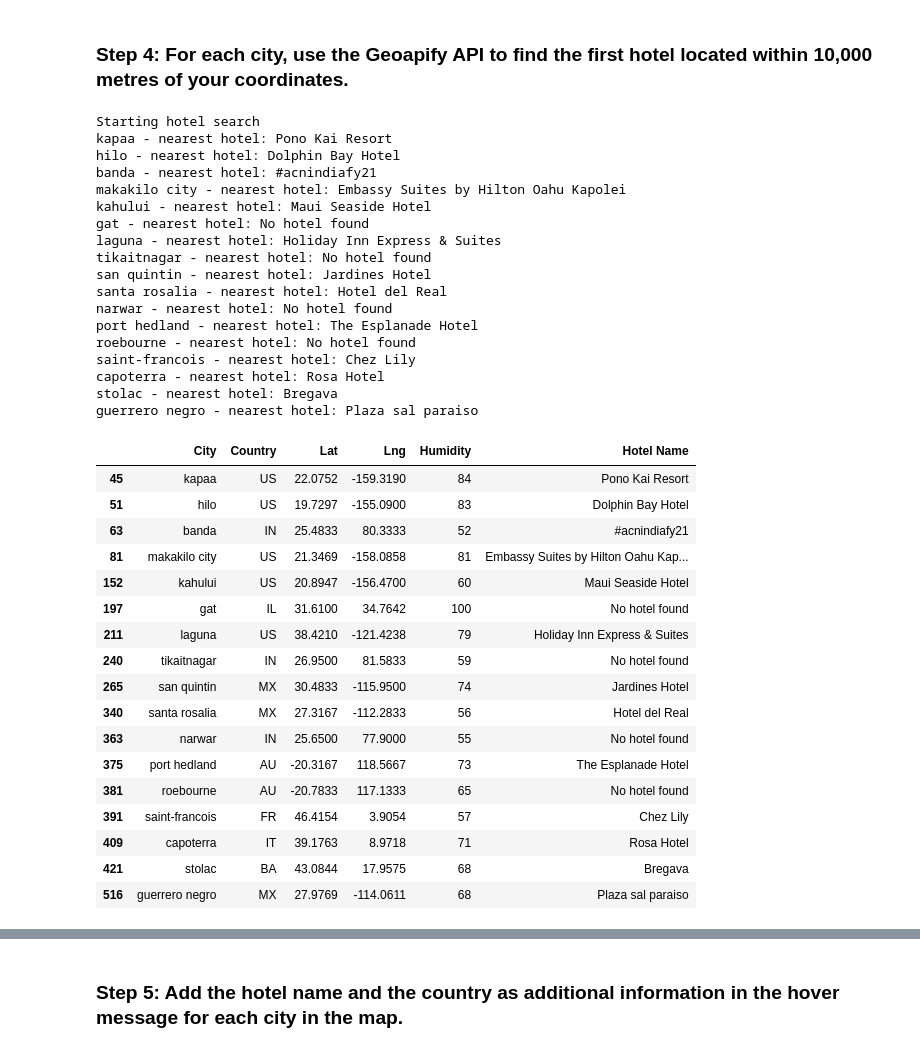
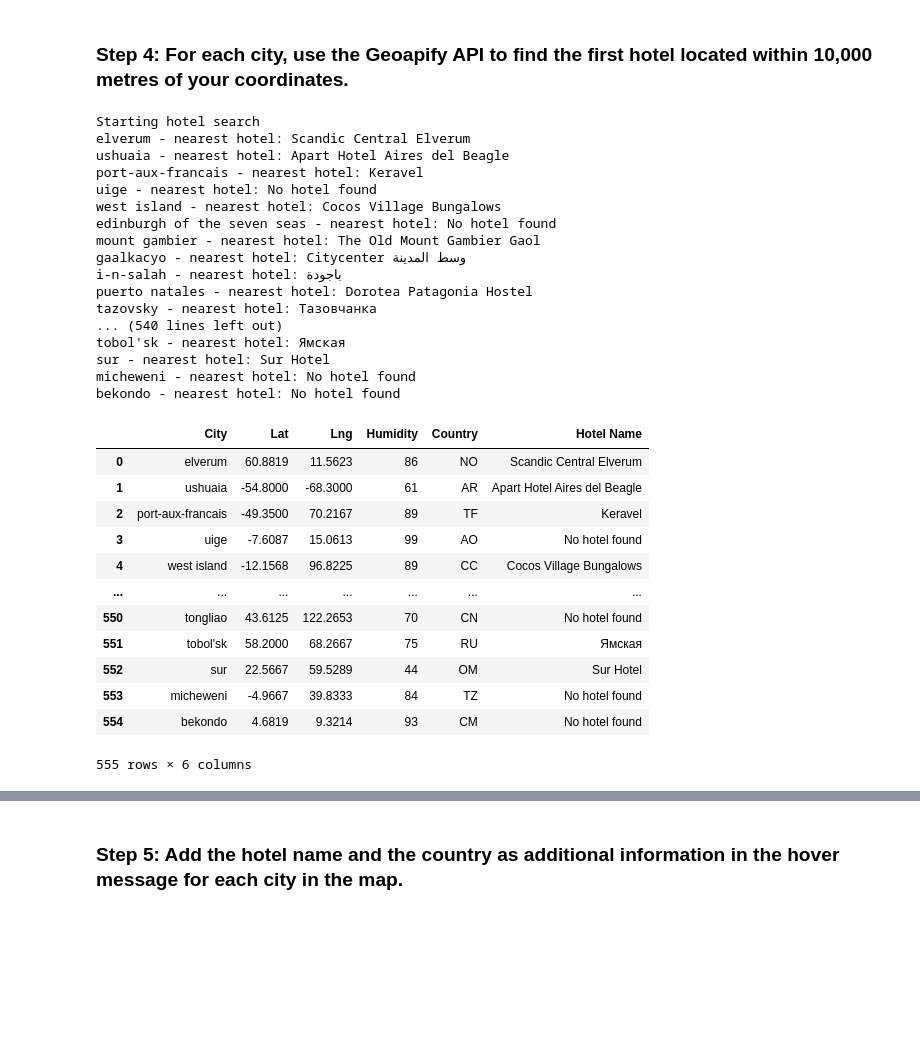
Before and after one commit to eaccooper5/python-api-challenge, a Jupyter notebook: WeatherPy/VacationPy.ipynb, the cells around one changed output, grey strips where cells are left out. Drawn from its saved outputs; the diff is of its cells as text; code cells hidden in the pictures; blank space fills up the shorter version.

```diff
--- a/WeatherPy/VacationPy.ipynb
+++ b/WeatherPy/VacationPy.ipynb
@@ -81,7 +81,7 @@ ideal_weather_df
 hotel_df = city_data_df.drop(columns=['City_ID', 'Max Temp','Cloudiness', 'Wind Speed', 'Date'])
 
 # Add an empty column, "Hotel Name," to the DataFrame so you can store the hotel found using the Geoapify API
-hotel_df['Hotel Names'] = ''
+hotel_df['Hotel Name'] = ''
 
 # Display sample data
 hotel_df
@@ -166,10 +103,12 @@ KeyboardInterrupt:
 ### Step 4: For each city, use the Geoapify API to find the first hotel located within 10,000 metres of your coordinates.
 # %%
 # Set parameters to search for a hotel
-radius = 10000
-limit = 20
+radius=10000
+limit=20
+categories = "accommodation.hotel"
 params = {
     "limit": limit,
+    "categories": categories,
     "apiKey": geoapify_key
 }
 
@@ -179,69 +118,63 @@ print("Starting hotel search")
 # Iterate through the hotel_df DataFrame
 for index, row in hotel_df.iterrows():
     # get latitude, longitude from the DataFrame
     latitude = row['Lat']
     longitude = row['Lng']
 
     # Add filter and bias parameters with the current city's latitude and longitude to the params dictionary
     params["filter"] = f"circle:{longitude},{latitude},{radius}"
     params["bias"] = f"proximity:{longitude},{latitude}"
 
     # Set base URL
-    base_url = "https://api.geoapify.com/v2/places" + geoapify_key
+    base_url = "https://api.geoapify.com/v2/places"
 
 
-    # Make and API request using the params dictionaty
-    name_address = f"{base_url}appid={geoapify_key}&units"
+    # Make and API request using the params dictionary
+    name_address = requests.get(base_url, params=params)
 
     # Convert the API response to JSON format
-    name_address = requests.get(name_address).json()
+    name_address = name_address.json()
 
     # Grab the first hotel from the results and store the name in the hotel_df DataFrame
     try:
         hotel_df.loc[index, "Hotel Name"] = name_address["features"][0]["properties"]["name"]
     except (KeyError, IndexError):
         # If no hotel is found, set the hotel name as "No hotel found".
         hotel_df.loc[index, "Hotel Name"] = "No hotel found"
 
     # Log the search results
     print(f"{hotel_df.loc[index, 'City']} - nearest hotel: {hotel_df.loc[index, 'Hotel Name']}")
 
 # Display sample data
 hotel_df
 # %% [output]
 Starting hotel search
-kapaa - nearest hotel: Pono Kai Resort
-hilo - nearest hotel: Dolphin Bay Hotel
-banda - nearest hotel: #acnindiafy21
-makakilo city - nearest hotel: Embassy Suites by Hilton Oahu Kapolei
-kahului - nearest hotel: Maui Seaside Hotel
-gat - nearest hotel: No hotel found
-laguna - nearest hotel: Holiday Inn Express & Suites
-tikaitnagar - nearest hotel: No hotel found
-san quintin - nearest hotel: Jardines Hotel
-santa rosalia - nearest hotel: Hotel del Real
-narwar - nearest hotel: No hotel found
-port hedland - nearest hotel: The Esplanade Hotel
-roebourne - nearest hotel: No hotel found
-saint-francois - nearest hotel: Chez Lily
-capoterra - nearest hotel: Rosa Hotel
-stolac - nearest hotel: Bregava
-guerrero negro - nearest hotel: Plaza sal paraiso
+elverum - nearest hotel: Scandic Central Elverum
+ushuaia - nearest hotel: Apart Hotel Aires del Beagle
+port-aux-francais - nearest hotel: Keravel
+uige - nearest hotel: No hotel found
+west island - nearest hotel: Cocos Village Bungalows
+edinburgh of the seven seas - nearest hotel: No hotel found
+mount gambier - nearest hotel: The Old Mount Gambier Gaol
+gaalkacyo - nearest hotel: Citycenter وسط المدينة
+i-n-salah - nearest hotel: باجودة
+puerto natales - nearest hotel: Dorotea Patagonia Hostel
+tazovsky - nearest hotel: Тазовчанка
+... (540 lines left out)
+tobol'sk - nearest hotel: Ямская
+sur - nearest hotel: Sur Hotel
+micheweni - nearest hotel: No hotel found
+bekondo - nearest hotel: No hotel found
-|  | City | Country | Lat | Lng | Humidity | Hotel Name |
-| 45 | kapaa | US | 22.0752 | -159.3190 | 84 | Pono Kai Resort |
-| 51 | hilo | US | 19.7297 | -155.0900 | 83 | Dolphin Bay Hotel |
-| 63 | banda | IN | 25.4833 | 80.3333 | 52 | #acnindiafy21 |
-| 81 | makakilo city | US | 21.3469 | -158.0858 | 81 | Embassy Suites by Hilton Oahu Kap... |
-| 152 | kahului | US | 20.8947 | -156.4700 | 60 | Maui Seaside Hotel |
-| 197 | gat | IL | 31.6100 | 34.7642 | 100 | No hotel found |
-| 211 | laguna | US | 38.4210 | -121.4238 | 79 | Holiday Inn Express & Suites |
-| 240 | tikaitnagar | IN | 26.9500 | 81.5833 | 59 | No hotel found |
-| 265 | san quintin | MX | 30.4833 | -115.9500 | 74 | Jardines Hotel |
-| 340 | santa rosalia | MX | 27.3167 | -112.2833 | 56 | Hotel del Real |
-| 363 | narwar | IN | 25.6500 | 77.9000 | 55 | No hotel found |
-| 375 | port hedland | AU | -20.3167 | 118.5667 | 73 | The Esplanade Hotel |
-| 381 | roebourne | AU | -20.7833 | 117.1333 | 65 | No hotel found |
-| 391 | saint-francois | FR | 46.4154 | 3.9054 | 57 | Chez Lily |
-| 409 | capoterra | IT | 39.1763 | 8.9718 | 71 | Rosa Hotel |
-| 421 | stolac | BA | 43.0844 | 17.9575 | 68 | Bregava |
-| 516 | guerrero negro | MX | 27.9769 | -114.0611 | 68 | Plaza sal paraiso |
+|  | City | Lat | Lng | Humidity | Country | Hotel Name |
+| 0 | elverum | 60.8819 | 11.5623 | 86 | NO | Scandic Central Elverum |
+| 1 | ushuaia | -54.8000 | -68.3000 | 61 | AR | Apart Hotel Aires del Beagle |
+| 2 | port-aux-francais | -49.3500 | 70.2167 | 89 | TF | Keravel |
+| 3 | uige | -7.6087 | 15.0613 | 99 | AO | No hotel found |
+| 4 | west island | -12.1568 | 96.8225 | 89 | CC | Cocos Village Bungalows |
+| ... | ... | ... | ... | ... | ... | ... |
+| 550 | tongliao | 43.6125 | 122.2653 | 70 | CN | No hotel found |
+| 551 | tobol'sk | 58.2000 | 68.2667 | 75 | RU | Ямская |
+| 552 | sur | 22.5667 | 59.5289 | 44 | OM | Sur Hotel |
+| 553 | micheweni | -4.9667 | 39.8333 | 84 | TZ | No hotel found |
+| 554 | bekondo | 4.6819 | 9.3214 | 93 | CM | No hotel found |
+555 rows × 6 columns
```
Also changed, not shown: parts of 4 cells of this notebook, 1 other file.
